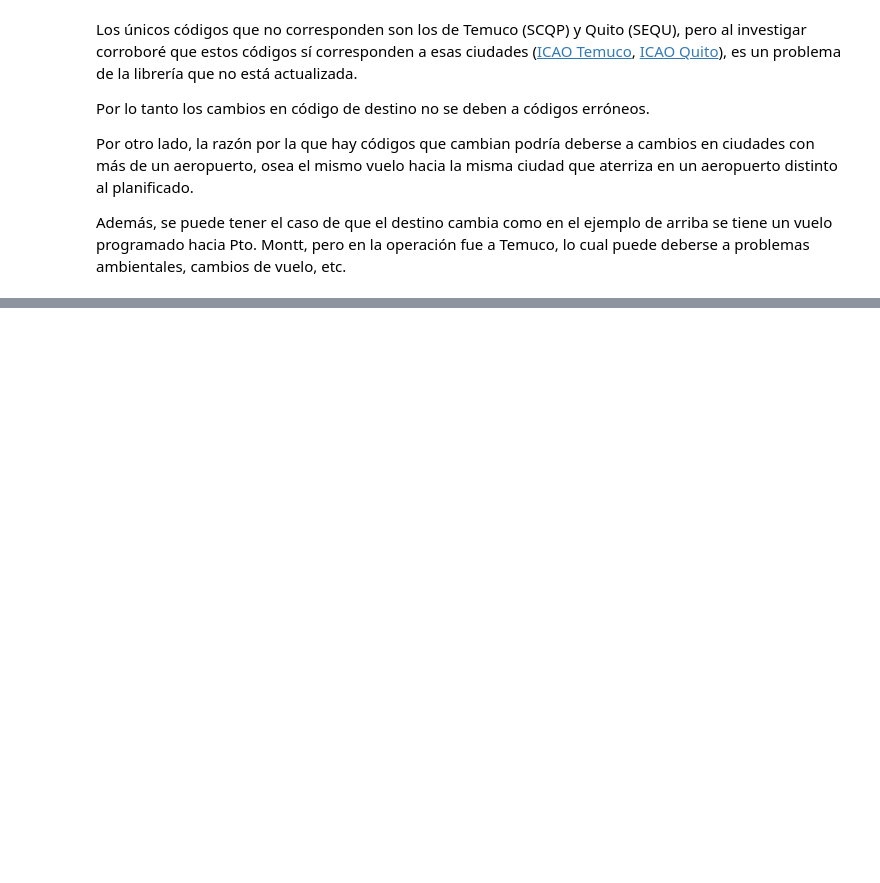
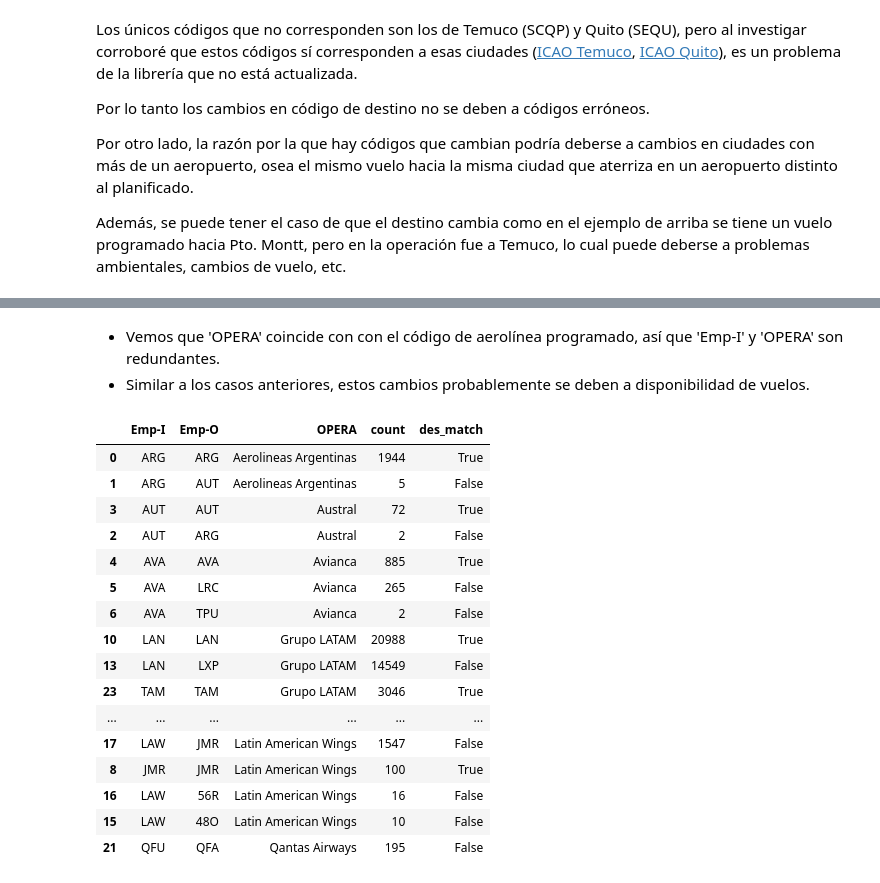
Before and after one commit to igonzalezperez/airline-challenge, a Jupyter notebook: solution.ipynb, the cells around one changed output, grey strips where cells are left out. Cells and saved outputs as stored; diff of their text form; code cells hidden in the pictures; blank space fills up the shorter version.

```diff
--- a/solution.ipynb
+++ b/solution.ipynb
@@ -340,18 +350,22 @@ Por otro lado, la razón por la que hay códigos que cambian podría deberse a c
 Además, se puede tener el caso de que el destino cambia como en el ejemplo de arriba se tiene un vuelo programado hacia Pto. Montt, pero en la operación fue a Temuco, lo cual puede deberse a problemas ambientales, cambios de vuelo, etc.
 # %%
 # Add missing ICAO codes to library dict
-air_codes_fix = air_codes.copy()
-air_codes_fix['SEQU'] = {'icao': 'SEQU',
+airport_codes_fix = airport_codes.copy()
+airport_codes_fix['SEQU'] = {'icao': 'SEQU',
               'name': 'Mariscal Sucre International Airport',
-              'city': 'Quito'}
-air_codes_fix['SCQP'] = {'icao': 'SCQP',
+              'city': 'Quito',
+                        'lat': -0.12,
+                        'lon': -78.3}
+airport_codes_fix['SCQP'] = {'icao': 'SCQP',
               'name': 'Aeropuerto Internacional La Araucanía',
-              'city': 'Temuco'}
+              'city': 'Temuco',
+                        'lat': -38.9,
+                        'lon': -72.6}
 # %%
-data['city_i'] = data['Des-I'].apply(get_icao_data, key='city', codes=air_codes_fix)
-data['name_i'] = data['Des-I'].apply(get_icao_data, key='name', codes=air_codes_fix)
-data['city_o'] = data['Des-O'].apply(get_icao_data, key='city', codes=air_codes_fix)
-data['name_o'] = data['Des-O'].apply(get_icao_data, key='name', codes=air_codes_fix)
+data['city_i'] = data['Des-I'].apply(get_data_by_icao, key='city', codes=airport_codes_fix)
+data['name_i'] = data['Des-I'].apply(get_data_by_icao, key='name', codes=airport_codes_fix)
+data['city_o'] = data['Des-O'].apply(get_data_by_icao, key='city', codes=airport_codes_fix)
+data['name_o'] = data['Des-O'].apply(get_data_by_icao, key='name', codes=airport_codes_fix)
 
 # This is the same code as before but now having the new name and city columns from the ICAO code
 des_mismatch = data.loc[data['Des-I'] != data['Des-O'], 'SIGLADES'].unique().tolist()
@@ -435,0 +476,28 @@ dtype: float64
+# %% [markdown]
+- Vemos que 'OPERA' coincide con con el código de aerolínea programado, así que 'Emp-I' y 'OPERA' son redundantes.
+- Similar a los casos anteriores, estos cambios probablemente se deben a disponibilidad de vuelos.
+# %%
+# Search for airlines which have mismatch in Emp-I and Emp-O
+des_mismatch = data.loc[data['Emp-I'] != data['Emp-O'], 'OPERA'].unique().tolist()
+# Count unique ocurrences of (Des-I, Des-O) for the mismatching cities
+df_mismatch = data.loc[data['OPERA'].isin(des_mismatch)].groupby(['Emp-I', 'Emp-O','OPERA']).size().reset_index(name='count').sort_values(by=['OPERA','count'], ascending=[True, False])
+df_mismatch['des_match'] = df_mismatch['Emp-I'] == df_mismatch['Emp-O']
+df_mismatch
+# %% [output]
+|  | Emp-I | Emp-O | OPERA | count | des_match |
+| 0 | ARG | ARG | Aerolineas Argentinas | 1944 | True |
+| 1 | ARG | AUT | Aerolineas Argentinas | 5 | False |
+| 3 | AUT | AUT | Austral | 72 | True |
+| 2 | AUT | ARG | Austral | 2 | False |
+| 4 | AVA | AVA | Avianca | 885 | True |
+| 5 | AVA | LRC | Avianca | 265 | False |
+| 6 | AVA | TPU | Avianca | 2 | False |
+| 10 | LAN | LAN | Grupo LATAM | 20988 | True |
+| 13 | LAN | LXP | Grupo LATAM | 14549 | False |
+| 23 | TAM | TAM | Grupo LATAM | 3046 | True |
+| ... | ... | ... | ... | ... | ... |
+| 17 | LAW | JMR | Latin American Wings | 1547 | False |
+| 8 | JMR | JMR | Latin American Wings | 100 | True |
+| 16 | LAW | 56R | Latin American Wings | 16 | False |
+| 15 | LAW | 48O | Latin American Wings | 10 | False |
+| 21 | QFU | QFA | Qantas Airways | 195 | False |
```
Also changed, not shown: parts of 33 cells of this notebook.
